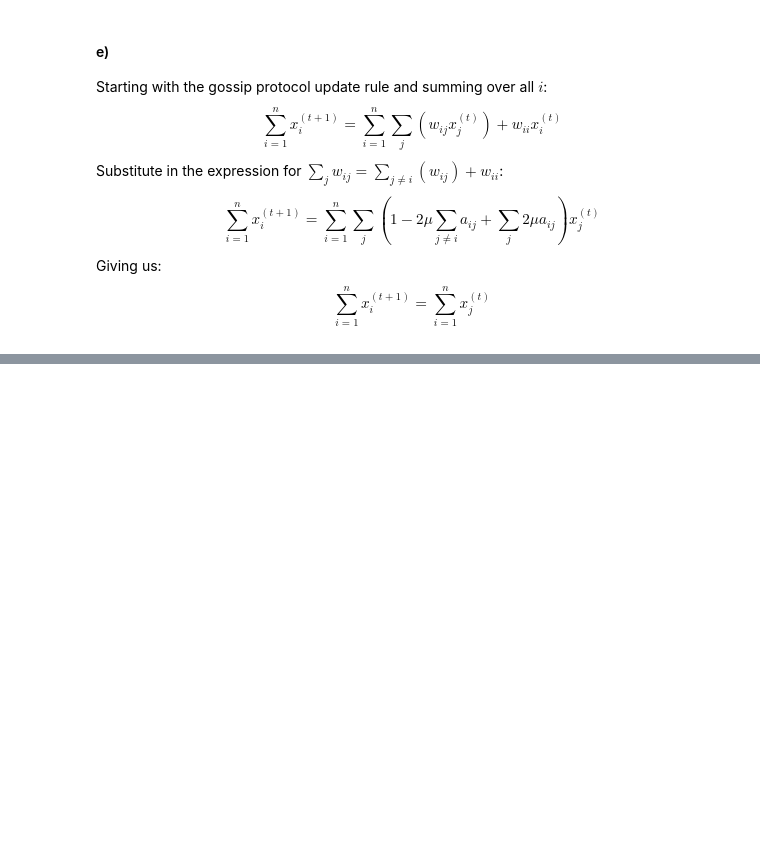
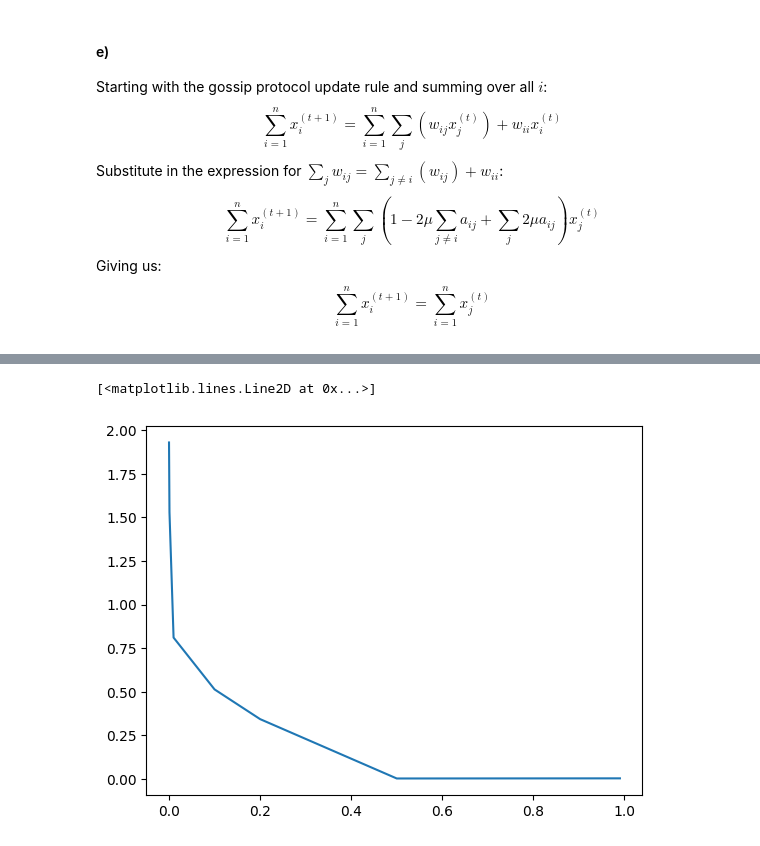
Before and after one commit to darkopetrov/DAT570_Continuous_optimization_in_data_science, a Jupyter notebook: Module_7/Notebook_7.ipynb, the cells around one changed output, grey strips where cells are left out. Drawn from its saved outputs; the diff is of its cells as text; code cells hidden in the pictures; blank space fills up the shorter version.

```diff
--- a/Module_7/Notebook_7.ipynb
+++ b/Module_7/Notebook_7.ipynb
@@ -119,0 +248,5 @@ $$
+# %%
+plt.plot(rhos, theta_hist)
+# %% [output]
+[<matplotlib.lines.Line2D at 0x...>]
+[figure, added]
```
Also changed, not shown: parts of 6 cells of this notebook.
